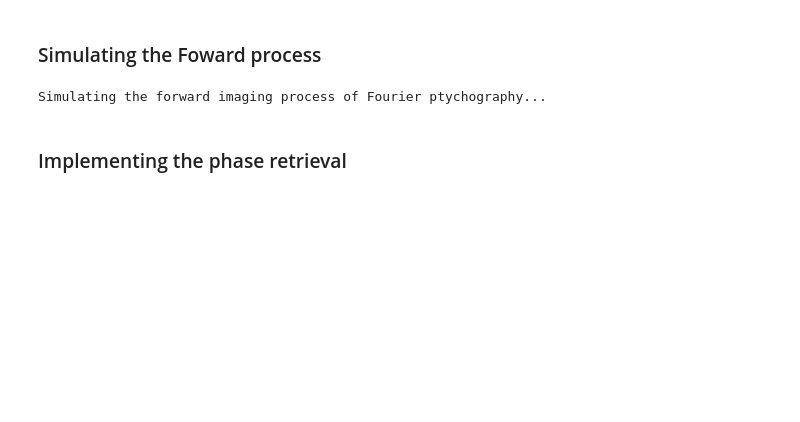
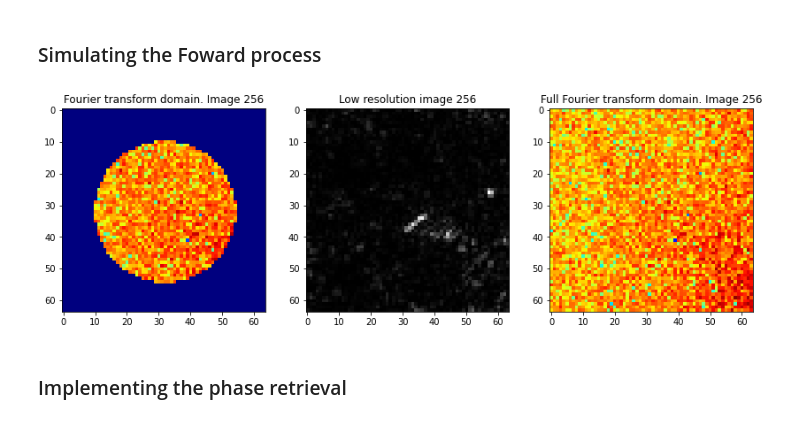
Before and after one commit to jcesardasilva/FPM_tutorial, a Jupyter notebook: FPM_tutorial.ipynb, the cells around one changed output. Drawn from its saved outputs; the diff is of its cells as text; code cells hidden in the pictures; blank space fills up the shorter version.

```diff
--- a/FPM_tutorial.ipynb
+++ b/FPM_tutorial.ipynb
@@ -271,10 +271,10 @@ plt.show(block=False)
 # %% [markdown]
 ### Simulating the Foward process
 # %%
-disp_FIG=False
+disp_FIG = True # display figure
 imSeqLowRes = forward_fpm(obj,arraysize,waveLength,spsize,psize,NA,LEDgap,LEDheight,epsilon,displayfigs=disp_FIG)
 # %% [output]
-Simulating the forward imaging process of Fourier ptychography...
+[figure, added]
 # %% [markdown]
 ### Implementing the phase retrieval
 # %%
```
Also changed, not shown: parts of 4 cells of this notebook.
